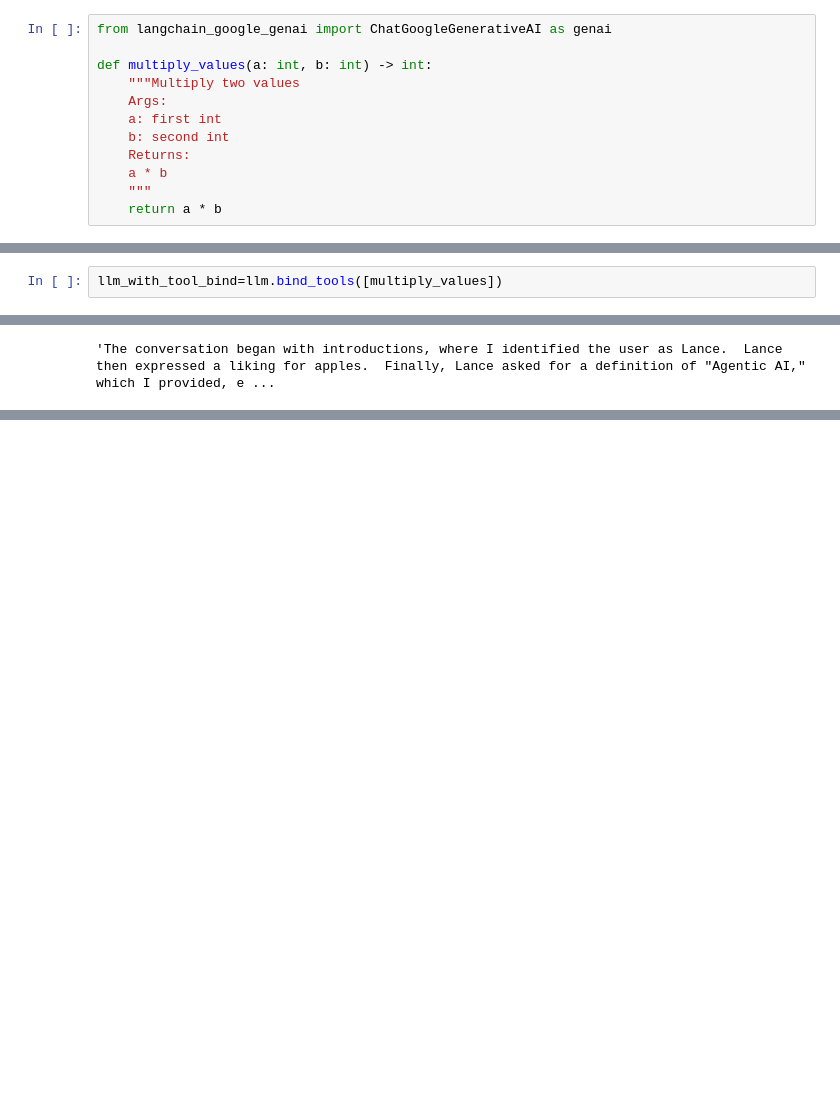
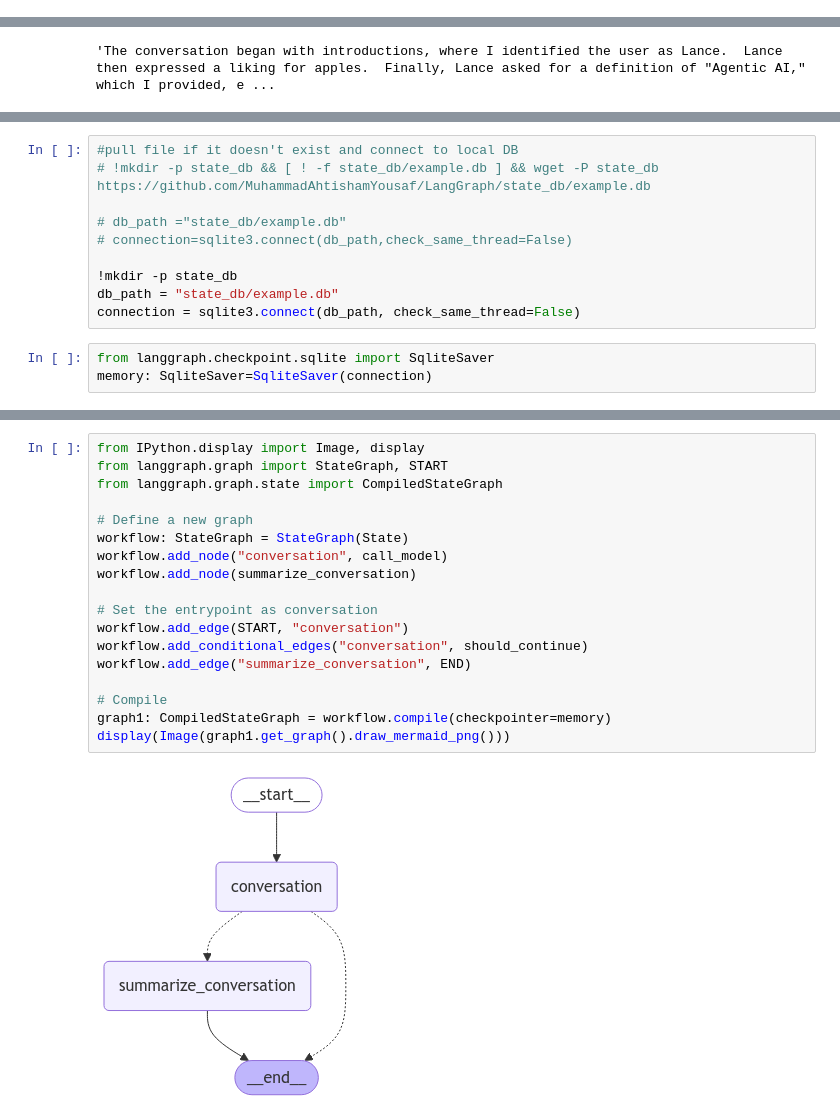
Before and after one commit to MuhammadAhtishamYousaf/LangGraph, a Jupyter notebook: langgraph.ipynb, the cells around one changed output, grey strips where cells are left out. Cells and saved outputs as stored; diff of their text form; blank space fills up the shorter version.

```diff
--- a/langgraph.ipynb
+++ b/langgraph.ipynb
@@ -10,12 +4,0 @@ GEMINI_API_KEY=userdata.get('GEMINI_API_KEY')
-# %%
-from langchain_google_genai import ChatGoogleGenerativeAI as genai
-
-def multiply_values(a: int, b: int) -> int:
-    """Multiply two values
-    Args:
-    a: first int
-    b: second int
-    Returns:
-    a * b
-    """
-    return a * b
@@ -24,5 +5,3 @@ llm=genai(model='gemini-1.5-flash',api_key=GEMINI_API_KEY)
-# %%
-llm_with_tool_bind=llm.bind_tools([multiply_values])
 # %%
 from IPython.display import Image, display
 from langgraph.graph import StateGraph, START,END
@@ -1298,0 +1298,13 @@ graph.get_state(config).values.get("summary","")
+# %%
+#pull file if it doesn't exist and connect to local DB
+# !mkdir -p state_db && [ ! -f state_db/example.db ] && wget -P state_db https://github.com/MuhammadAhtishamYousaf/LangGraph/state_db/example.db
+
+# db_path ="state_db/example.db"
+# connection=sqlite3.connect(db_path,check_same_thread=False)
+
+!mkdir -p state_db
+db_path = "state_db/example.db"
+connection = sqlite3.connect(db_path, check_same_thread=False)
+# %%
+from langgraph.checkpoint.sqlite import SqliteSaver
+memory: SqliteSaver=SqliteSaver(connection)
@@ -1298,0 +1404,20 @@ graph.get_state(config).values.get("summary","")
+# %%
+from IPython.display import Image, display
+from langgraph.graph import StateGraph, START
+from langgraph.graph.state import CompiledStateGraph
+
+# Define a new graph
+workflow: StateGraph = StateGraph(State)
+workflow.add_node("conversation", call_model)
+workflow.add_node(summarize_conversation)
+
+# Set the entrypoint as conversation
+workflow.add_edge(START, "conversation")
+workflow.add_conditional_edges("conversation", should_continue)
+workflow.add_edge("summarize_conversation", END)
+
+# Compile
+graph1: CompiledStateGraph = workflow.compile(checkpointer=memory)
+display(Image(graph1.get_graph().draw_mermaid_png()))
+# %% [output]
+[figure, added]
```
Also changed, not shown: parts of 17 cells of this notebook.
